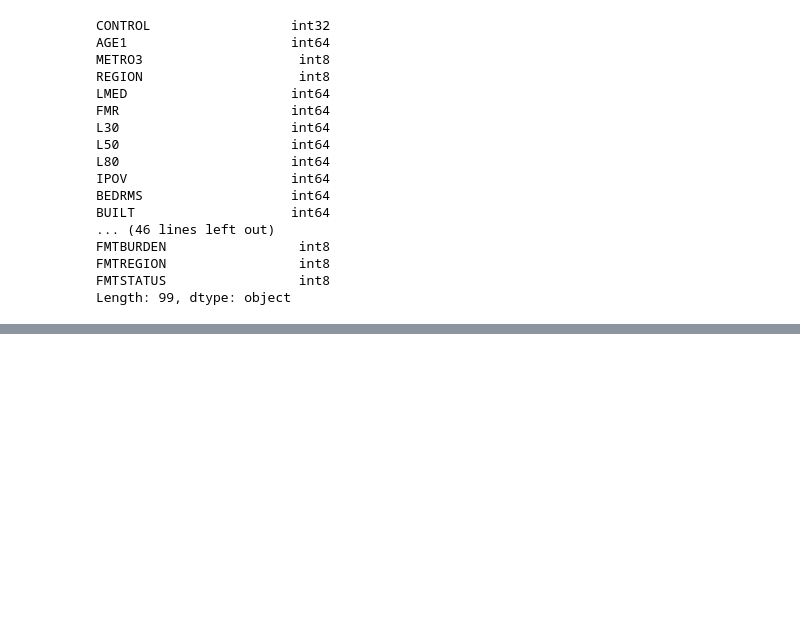
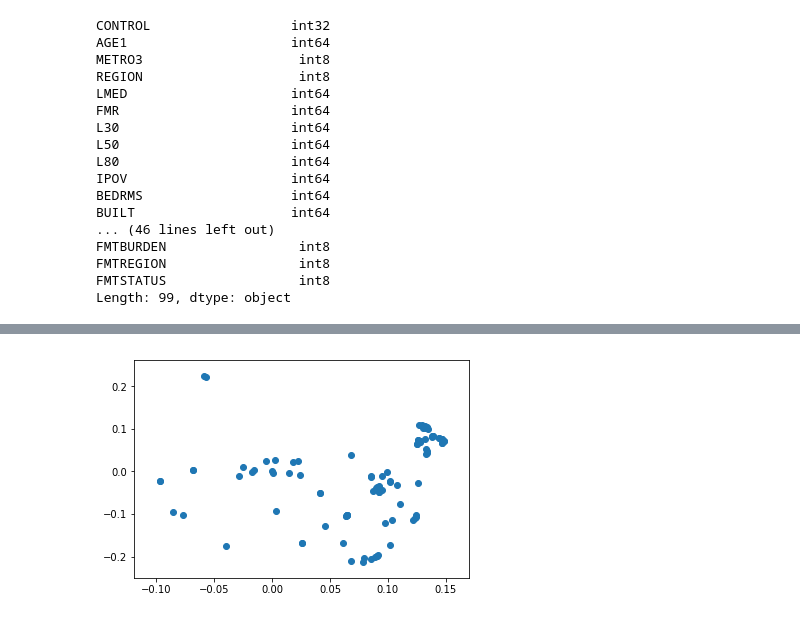
Before and after one commit to bloominstituteoftechnology/DS-Unit-1-Sprint-3-Linear-Algebra, a Jupyter notebook: module3-dimensionality-reduction/D3_High_Dimensional_Data_Assignment.ipynb, the cells around one changed output, grey strips where cells are left out. Saved outputs shown, nothing was run; the diff lists cells and outputs as text; code cells hidden in the pictures; blank space fills up the shorter version.

```diff
--- a/module3-dimensionality-reduction/D3_High_Dimensional_Data_Assignment.ipynb
+++ b/module3-dimensionality-reduction/D3_High_Dimensional_Data_Assignment.ipynb
@@ -208,0 +324,21 @@ Length: 99, dtype: object
+# %%
+# Ok, I've been reading through your code up there, and I have no idea what you're trying to do.
+# I'm just going to assume that all I have to do is get PCA, but I really do not understand any of this.
+# I think I'm behind.
+
+import numpy as np
+from sklearn.preprocessing import StandardScaler as scaler
+from sklearn.decomposition import PCA
+
+x = scaler().fit_transform(national_processed)
+pca = PCA(2)
+pca.fit(x)
+
+
+# access values and vectors
+pca.components_
+pca.explained_variance_
+
+# transform data
+B = pca.transform(x)
+print("\n Projected Data: \n", B)
@@ -209,3 +389,14 @@ Length: 99, dtype: object
+# %%
+# Make a skatterplot of this hard thing
+import matplotlib.pyplot as plt
+
+
+plt.scatter(pca.components_[0], pca.components_[1])
+
+
+plt.show()
+# %% [output]
+[figure, added]
 # %% [markdown]
 # Stretch Goals
 
```
Also changed, not shown: parts of 21 cells of this notebook.
